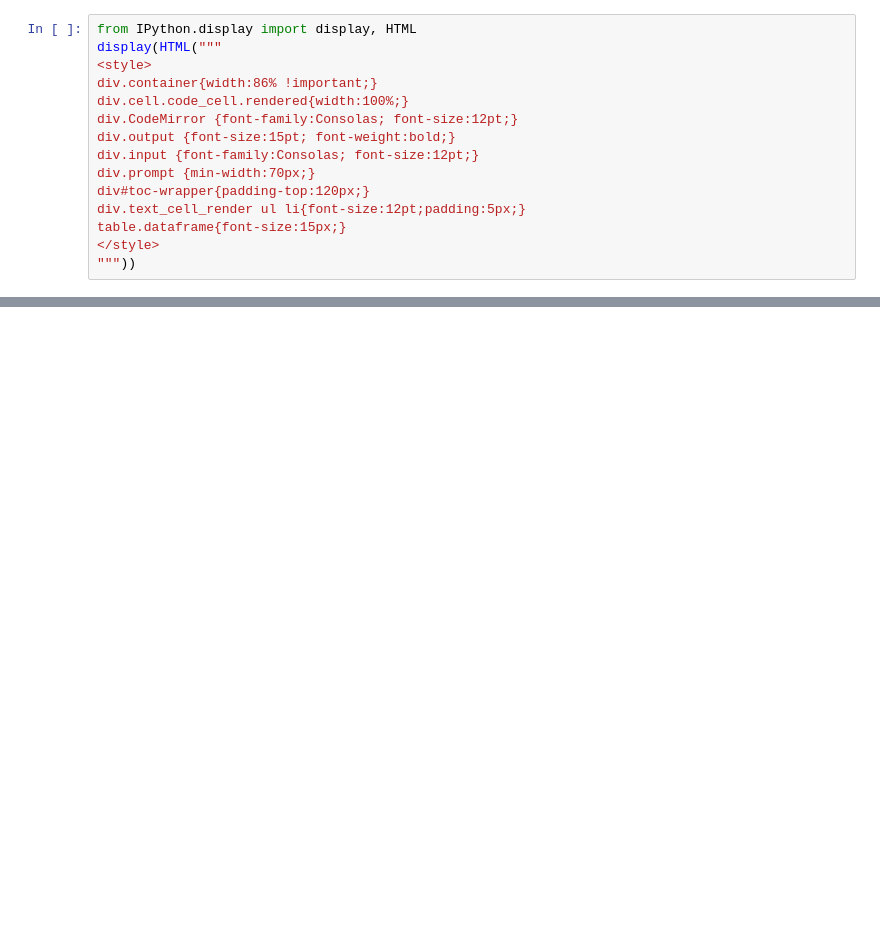
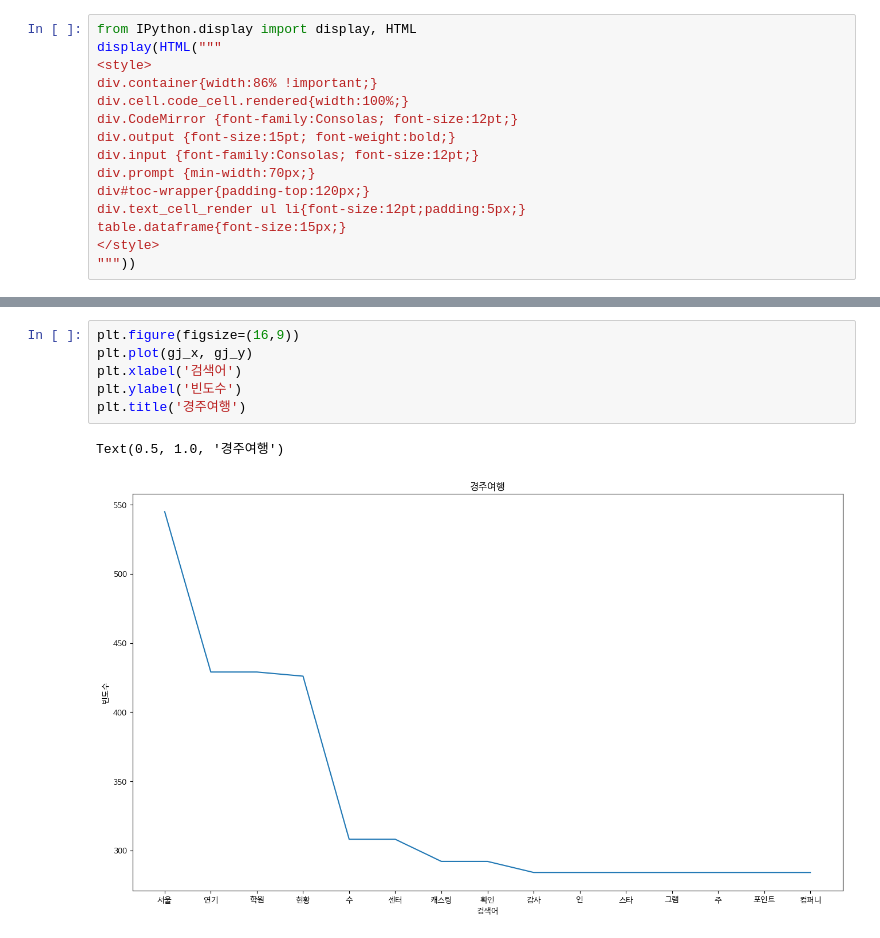
Before and after one commit to devna0111/ai_x, a Jupyter notebook: source/07_자연어처리/ch02_한글형태소분석_Quiz.ipynb, the cells around one changed output, grey strips where cells are left out. Drawn from its saved outputs; the diff is of its cells as text; blank space fills up the shorter version.

```diff
--- a/source/07_자연어처리/ch02_한글형태소분석_Quiz.ipynb
+++ b/source/07_자연어처리/ch02_한글형태소분석_Quiz.ipynb
@@ -66,0 +370,9 @@ data_extract()
+# %%
+plt.figure(figsize=(16,9))
+plt.plot(gj_x, gj_y)
+plt.xlabel('검색어')
+plt.ylabel('빈도수')
+plt.title('경주여행')
+# %% [output]
+Text(0.5, 1.0, '경주여행')
+[figure, added]
```
Also changed, not shown: parts of 57 cells of this notebook, 20 other files.
